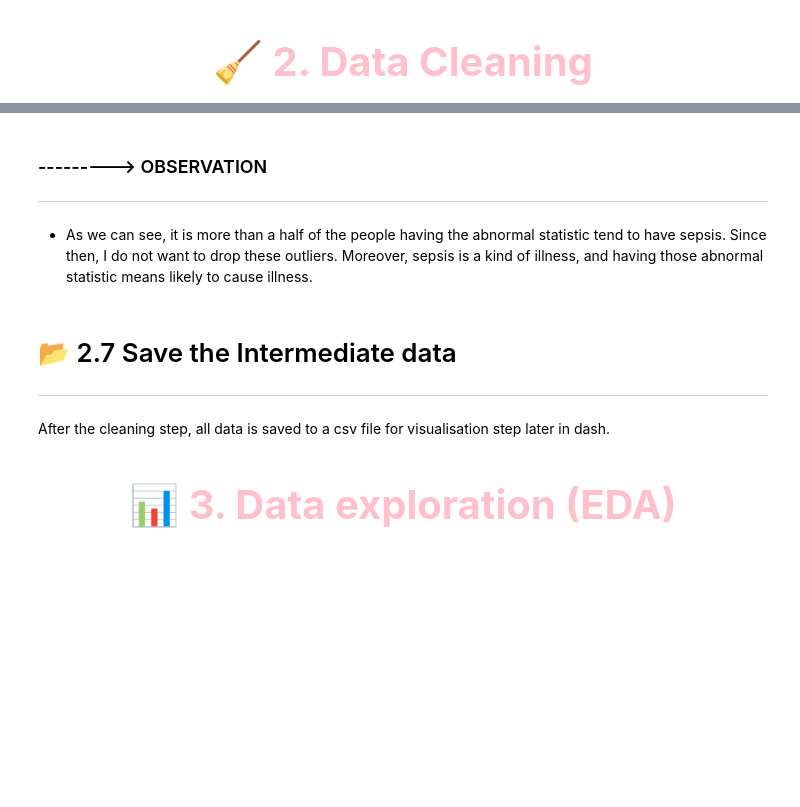
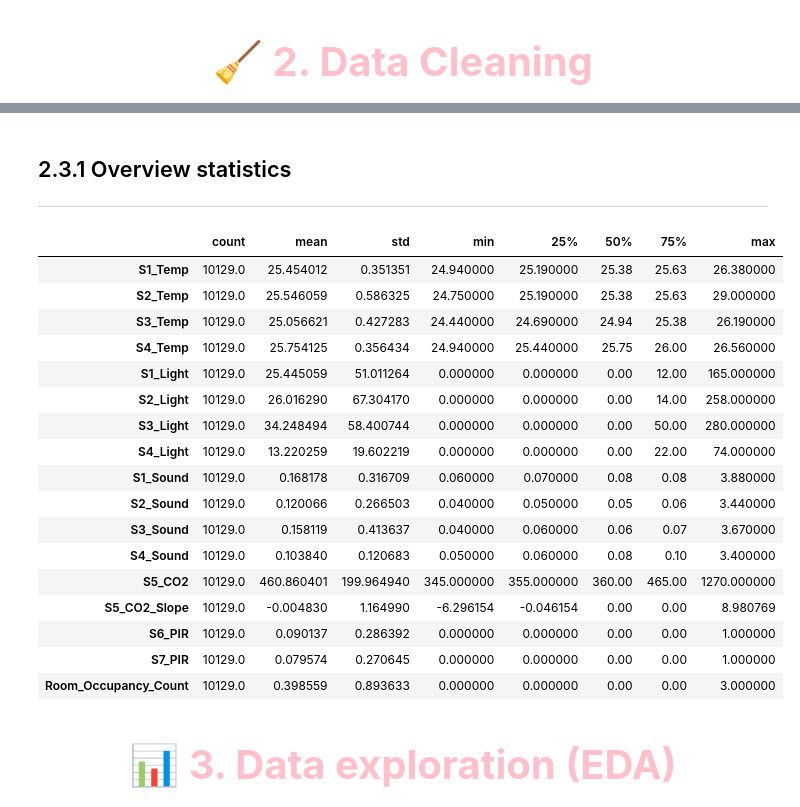
Before and after one commit to ChauHuynh1/Room-Occupancy-Estimation, a Jupyter notebook: EEET2485_GroupProject.ipynb, the cells around one changed output, grey strips where cells are left out. Saved outputs shown, nothing was run; the diff lists cells and outputs as text; code cells hidden in the pictures; blank space fills up the shorter version.

Commit message:
update data information

```diff
--- a/EEET2485_GroupProject.ipynb
+++ b/EEET2485_GroupProject.ipynb
@@ -718,4 +308,0 @@ print(len(rslt_df)/ len(likely_sepsis) * 100)
-# %% [markdown]
-### ---------> OBSERVATION
-****
-- As we can see, it is more than a half of the people having the abnormal statistic tend to have sepsis. Since then, I do not want to drop these outliers. Moreover, sepsis is a kind of illness, and having those abnormal statistic means likely to cause illness.
@@ -726,5 +308,0 @@ feature_name = ['PRG', 'PL', 'PR', 'SK', 'TS', 'M11' 'BD2']
-# %% [markdown]
-<a id="2.7"></a>
-# 📂 2.7 Save the Intermediate data
-***
-After the cleaning step, all data is saved to a csv file for visualisation step later in dash.
@@ -734,3 +309,29 @@ test.to_csv("Data/test_cleaned.csv", encoding='utf-8')
+# %% [markdown]
+<a id="2.3.1"></a>
+## 2.3.1 Overview statistics
+***
+# %%
+# see the static of all numerical column
+df.describe().T
+# %% [output]
+|  | count | mean | std | min | 25% | 50% | 75% | max |
+| S1_Temp | 10129.0 | 25.454012 | 0.351351 | 24.940000 | 25.190000 | 25.38 | 25.63 | 26.380000 |
+| S2_Temp | 10129.0 | 25.546059 | 0.586325 | 24.750000 | 25.190000 | 25.38 | 25.63 | 29.000000 |
+| S3_Temp | 10129.0 | 25.056621 | 0.427283 | 24.440000 | 24.690000 | 24.94 | 25.38 | 26.190000 |
+| S4_Temp | 10129.0 | 25.754125 | 0.356434 | 24.940000 | 25.440000 | 25.75 | 26.00 | 26.560000 |
+| S1_Light | 10129.0 | 25.445059 | 51.011264 | 0.000000 | 0.000000 | 0.00 | 12.00 | 165.000000 |
+| S2_Light | 10129.0 | 26.016290 | 67.304170 | 0.000000 | 0.000000 | 0.00 | 14.00 | 258.000000 |
+| S3_Light | 10129.0 | 34.248494 | 58.400744 | 0.000000 | 0.000000 | 0.00 | 50.00 | 280.000000 |
+| S4_Light | 10129.0 | 13.220259 | 19.602219 | 0.000000 | 0.000000 | 0.00 | 22.00 | 74.000000 |
+| S1_Sound | 10129.0 | 0.168178 | 0.316709 | 0.060000 | 0.070000 | 0.08 | 0.08 | 3.880000 |
+| S2_Sound | 10129.0 | 0.120066 | 0.266503 | 0.040000 | 0.050000 | 0.05 | 0.06 | 3.440000 |
+| S3_Sound | 10129.0 | 0.158119 | 0.413637 | 0.040000 | 0.060000 | 0.06 | 0.07 | 3.670000 |
+| S4_Sound | 10129.0 | 0.103840 | 0.120683 | 0.050000 | 0.060000 | 0.08 | 0.10 | 3.400000 |
+| S5_CO2 | 10129.0 | 460.860401 | 199.964940 | 345.000000 | 355.000000 | 360.00 | 465.00 | 1270.000000 |
+| S5_CO2_Slope | 10129.0 | -0.004830 | 1.164990 | -6.296154 | -0.046154 | 0.00 | 0.00 | 8.980769 |
+| S6_PIR | 10129.0 | 0.090137 | 0.286392 | 0.000000 | 0.000000 | 0.00 | 0.00 | 1.000000 |
+| S7_PIR | 10129.0 | 0.079574 | 0.270645 | 0.000000 | 0.000000 | 0.00 | 0.00 | 1.000000 |
+| Room_Occupancy_Count | 10129.0 | 0.398559 | 0.893633 | 0.000000 | 0.000000 | 0.00 | 0.00 | 3.000000 |
 # %% [markdown]
 <a id="3"></a>
 <h1 style="color:#ffc0cb;font-size:40px;font-family:Georgia;text-align:center;"><strong> 📊 3. Data exploration (EDA)</strong></h1>
```
Also changed, not shown: parts of 97 cells of this notebook.
